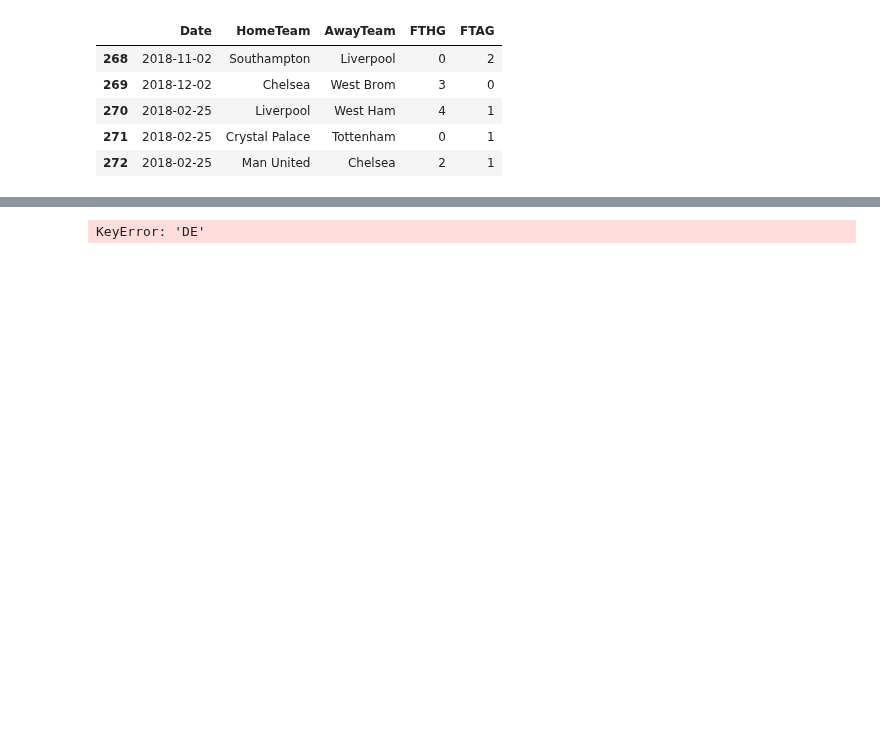
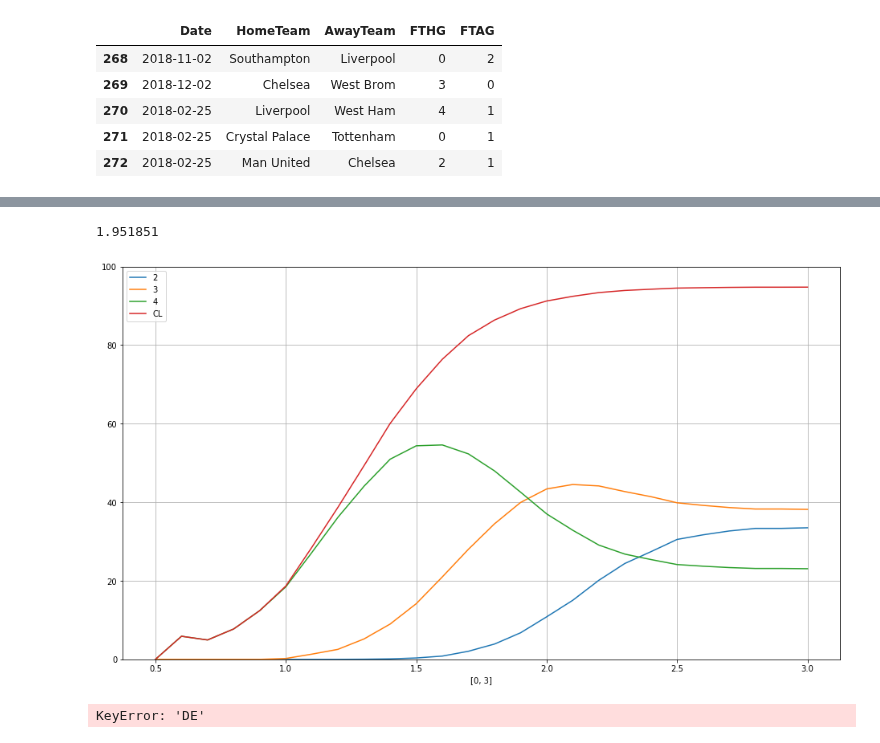
Before and after one commit to tchnvkng/python_notebooks, a Jupyter notebook: premier_league/pl2.ipynb, the cells around one changed output, grey strips where cells are left out. Saved outputs shown, nothing was run; the diff lists cells and outputs as text; code cells hidden in the pictures; blank space fills up the shorter version.

```diff
--- a/premier_league/pl2.ipynb
+++ b/premier_league/pl2.ipynb
@@ -89,3 +89,35 @@ teams['Man United']+teams['Chelsea']
+# %%
+team_name='Man United'
+i=PremierLeague.team_id[team_name]
+ind=PremierLeague.place_per_team[i,:]<=4
+tmp=[PremierLeague.matches_to_sim[x] for x in PremierLeague.matches_to_sim ]
+n=len([x for x in tmp if x['Home']==team_name or x['Away']==team_name])
+#pnts=PremierLeague.points_per_team[i,ind]-PremierLeague.current_points['Man United']
+pnts=PremierLeague.points_per_team[i,:]-PremierLeague.current_points[team_name]
+plc=PremierLeague.place_per_team[i,:]
+
+nrpnts=np.arange(5,31)
+p=np.zeros([nrpnts.shape[0],5])
+for jj in range(nrpnts.shape[0]):
+    ind=pnts<=nrpnts[jj]
+    p[jj,0]=(plc[ind]==2).sum()/ind.sum()
+    p[jj,1]=(plc[ind]==3).sum()/ind.sum()
+    p[jj,2]=(plc[ind]==4).sum()/ind.sum()
+    p[jj,3]=(plc[ind]<=4).sum()/ind.sum()
+
+
+plt.plot(nrpnts/n,100*p[:,0],label='2')
+plt.plot(nrpnts/n,100*p[:,1],label='3')
+plt.plot(nrpnts/n,100*p[:,2],label='4')
+plt.plot(nrpnts/n,100*p[:,3],label='CL')
+plt.legend()
+plt.grid(True)
+plt.ylim([0,100])
+plt.xlabel([0,3])
+pnts.mean()/n
+# %% [output]
+1.951851
+[figure, added]
 # %%
 TeamSet={x:teams[x] for x in teams if teams[x].means()[0]>=1 and teams[x].country=='EN'}
 #GoodTeams={x:teams[x] for x in teams if teams[x].means()[0]>=1.2}
```
Also changed, not shown: parts of 5 cells of this notebook.
